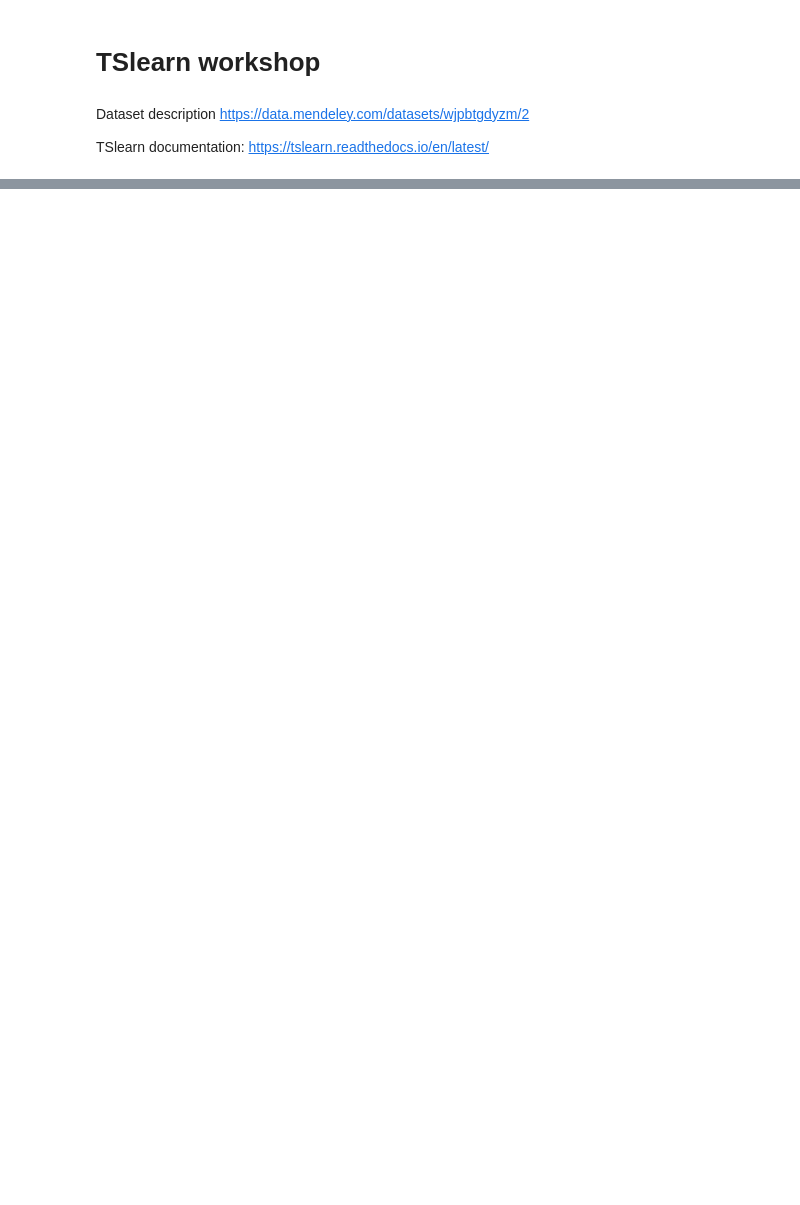
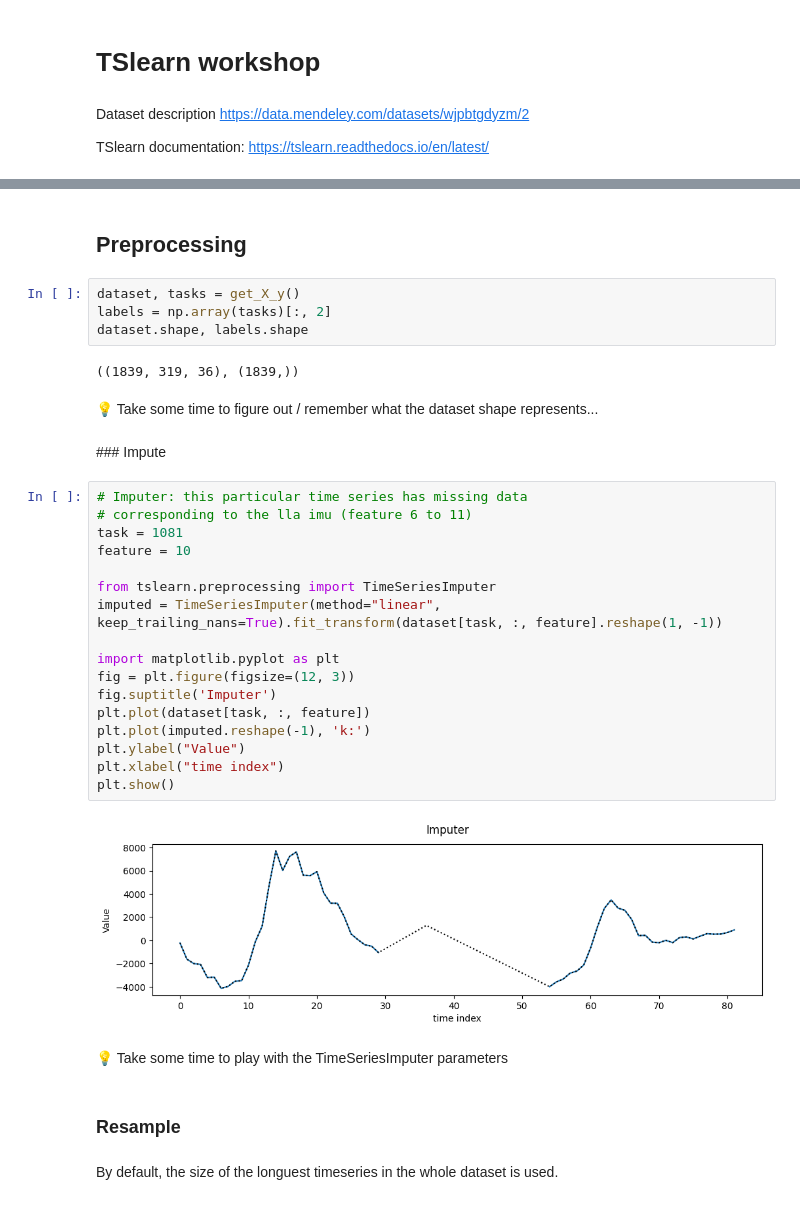
Before and after one commit to ia-p16/tslearn-workshop-2026, a Jupyter notebook: workshop.ipynb, the cells around one changed output, grey strips where cells are left out. Drawn from its saved outputs; the diff is of its cells as text; blank space fills up the shorter version.

```diff
--- a/workshop.ipynb
+++ b/workshop.ipynb
@@ -49,0 +38,37 @@ visualize_dataset_overview(labels, tasks, dataset)
+# %% [markdown]
+## Preprocessing
+# %%
+dataset, tasks = get_X_y()
+labels = np.array(tasks)[:, 2]
+dataset.shape, labels.shape
+# %% [output]
+((1839, 319, 36), (1839,))
+# %% [markdown]
+💡 Take some time to figure out / remember what the dataset shape represents...
+# %% [markdown]
+### Impute
+# %%
+# Imputer: this particular time series has missing data
+# corresponding to the lla imu (feature 6 to 11)
+task = 1081
+feature = 10
+
+from tslearn.preprocessing import TimeSeriesImputer
+imputed = TimeSeriesImputer(method="linear", keep_trailing_nans=True).fit_transform(dataset[task, :, feature].reshape(1, -1))
+
+import matplotlib.pyplot as plt
+fig = plt.figure(figsize=(12, 3))
+fig.suptitle('Imputer')
+plt.plot(dataset[task, :, feature])
+plt.plot(imputed.reshape(-1), 'k:')
+plt.ylabel("Value")
+plt.xlabel("time index")
+plt.show()
+# %% [output]
+[figure, added]
+# %% [markdown]
+💡 Take some time to play with the TimeSeriesImputer parameters
+# %% [markdown]
+### Resample
+# %% [markdown]
+By default, the size of the longuest timeseries in the whole dataset is used.
```
Also changed, not shown: parts of 35 cells of this notebook.
